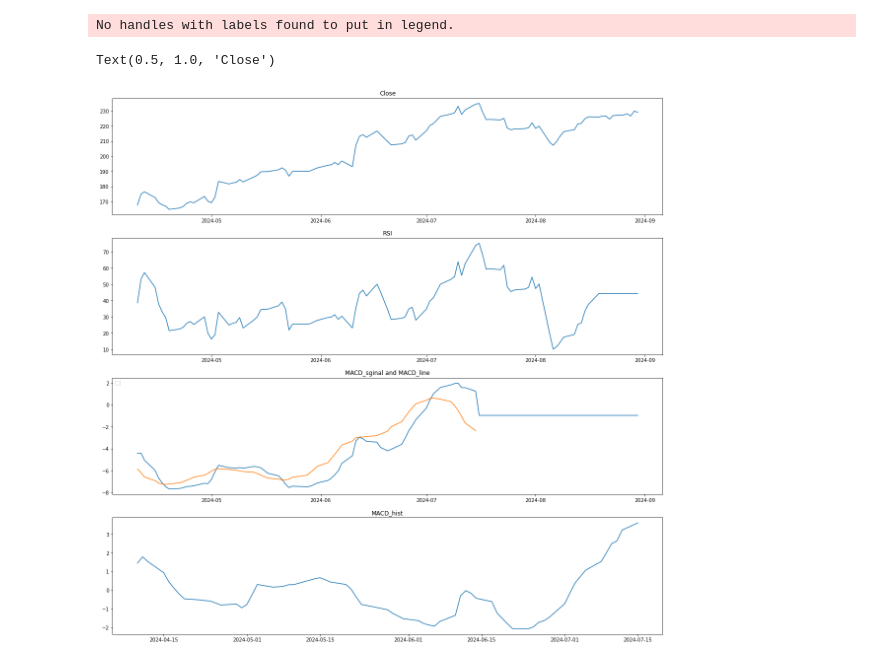
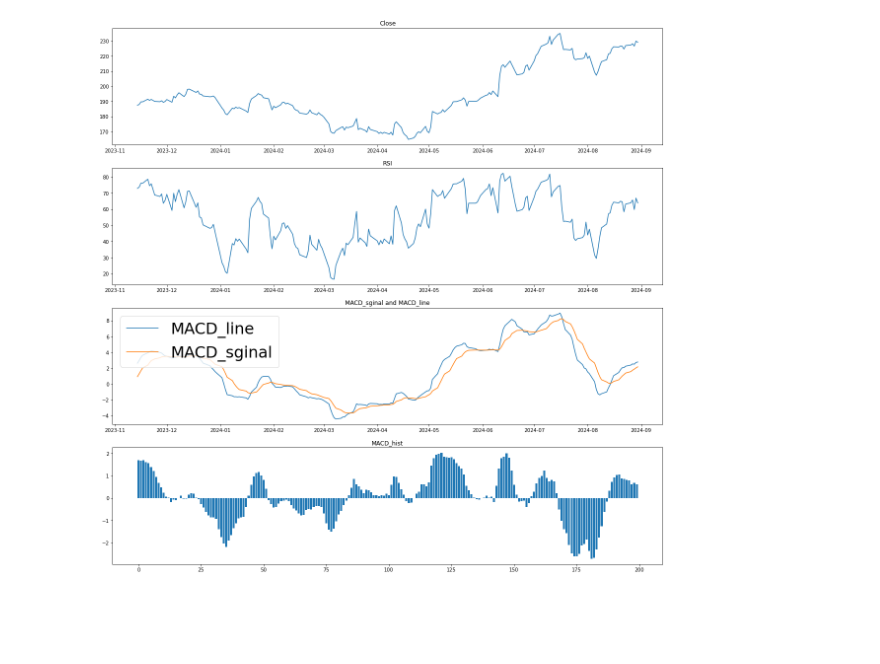
Before and after one commit to Basi7-prog/week1, a Jupyter notebook: Notebook/Quantitative.ipynb, the cells around one changed output. Cells and saved outputs as stored; diff of their text form; code cells hidden in the pictures; blank space fills up the shorter version.

Commit message:
organised code and moved it to stock analysis file

```diff
--- a/Notebook/Quantitative.ipynb
+++ b/Notebook/Quantitative.ipynb
@@ -38,0 +5,2 @@ qnt.loc[qnt['RSI']<30, 'Signals']='Sell'
+# %%
+qnt=Stocks.read_Stock_Data('AAPL')
@@ -93,6 +94,0 @@ rsi_mean,macd_mean
-# %%
-#filled the nan to mean of each column
-qnt.loc[qnt['RSI'].isna(),'RSI']=rsi_mean
-qnt.loc[qnt['MACD_line'].isna(),'MACD_line']=macd_mean
-
-qnt
@@ -131,20 +95,21 @@ qnt.sort_index()
 # %%
-import matplotlib.pyplot as plt
+# import matplotlib.pyplot as plt
 
-data_size=100
-fig,ax=plt.subplots(4,1,figsize=(20,20))
+# data_size=100
+# fig,ax=plt.subplots(4,1,figsize=(20,20))
 
-ax[1].plot(qnt['RSI'].head(data_size))
-ax[1].set_title('RSI')
-ax[2].plot(qnt['MACD_line'].head(data_size))
-ax[2].plot(qnt['MACD_sginal'].head(data_size))
-ax[2].set_title('MACD_sginal and MACD_line')
-ax[2].legend(loc='upper left', fontsize=12)
-ax[3].plot(qnt['MACD_hist'].head(data_size))
-ax[3].set_title('MACD_hist')
-ax[0].plot(qnt['Close'].head(data_size))
-ax[0].set_title('Close')
+# ax[1].plot(qnt['RSI'].tail(data_size))
+# ax[1].set_title('RSI')
+# ax[2].plot(qnt['MACD_line'].tail(data_size), label='MACD_line')
+# ax[2].plot(qnt['MACD_sginal'].tail(data_size), label='MACD_sginal')
+# ax[2].set_title('MACD_sginal and MACD_line')
+# ax[2].legend(loc='upper left', fontsize=32)
+# ax[3].bar(range(len(qnt['MACD_hist'].tail(data_size))),qnt['MACD_hist'].tail(data_size),label='Histogram')
+# ax[3].set_title('MACD_hist')
+# ax[0].plot(qnt['Close'].tail(data_size))
+# ax[0].set_title('Close')
+# plt.show()
+
+Stocks.plot_indicators(qnt,200)
 # %% [output]
-No handles with labels found to put in legend.
-Text(0.5, 1.0, 'Close')
-[figure, old version]
+[figure, new version]
```
Also changed, not shown: parts of 14 cells of this notebook, 1 other file.
